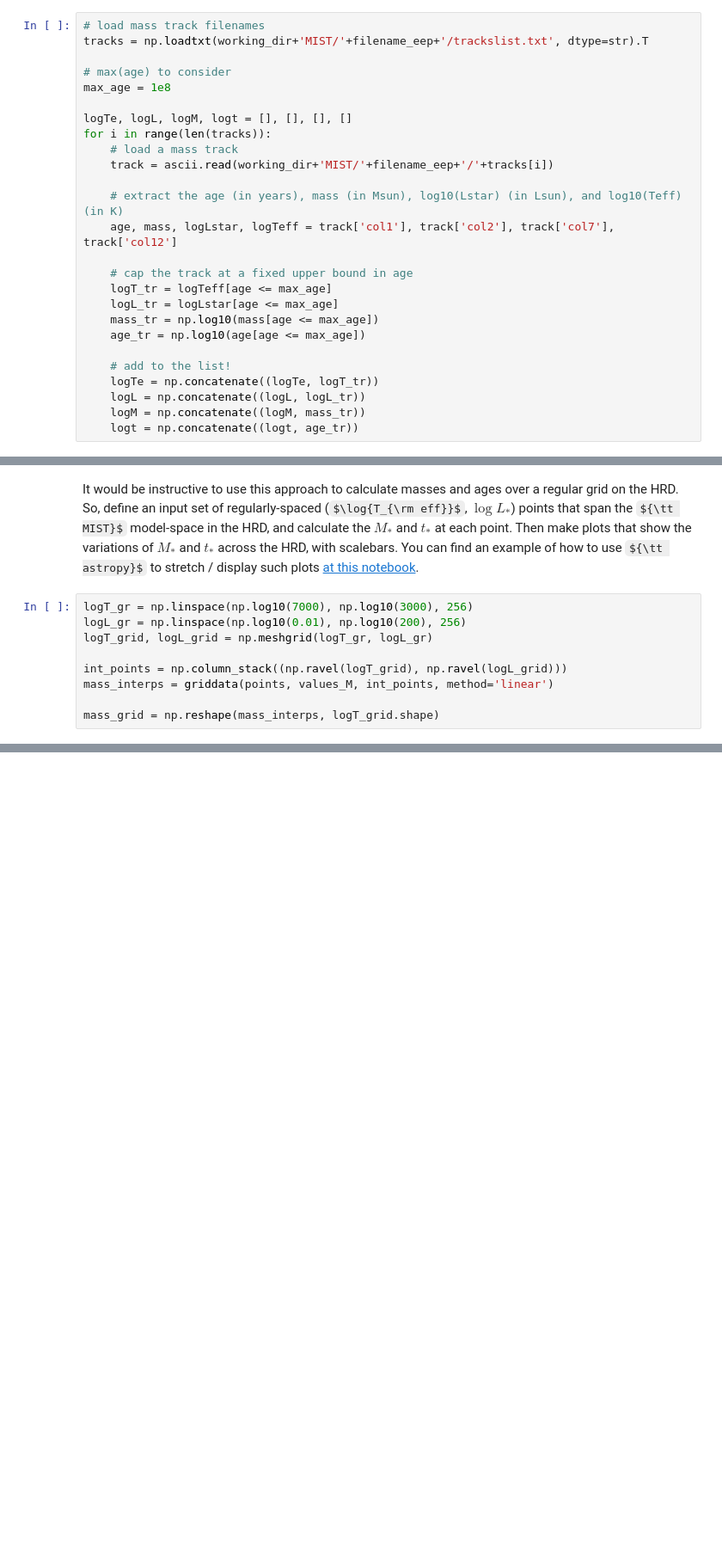
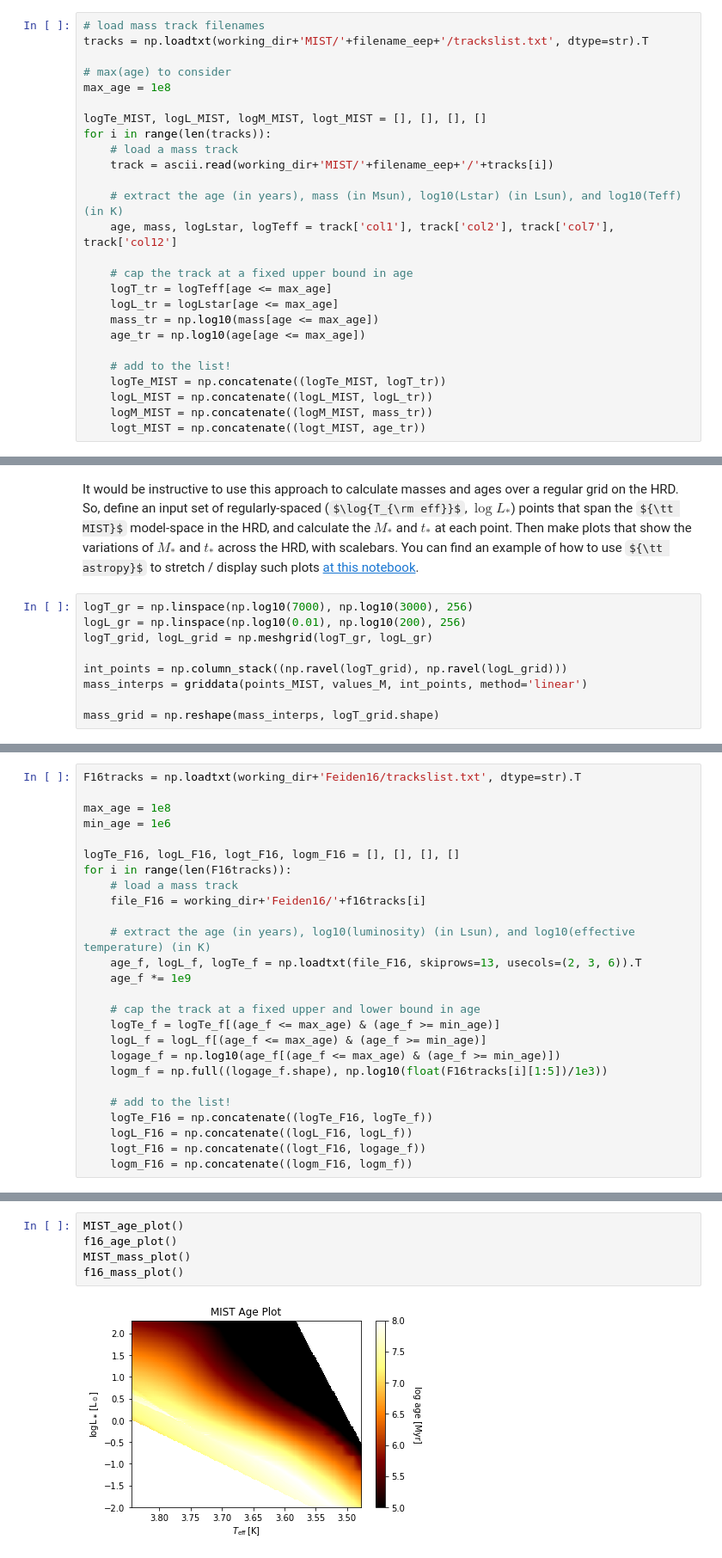
Before and after one commit to seanandrews/dyn-masses, a Jupyter notebook: notebooks/Justin's Notes/The HR Diagram.ipynb, the cells around one changed output, grey strips where cells are left out. Shown at 86% size. Drawn from its saved outputs; the diff is of its cells as text; some formulas as TeX source; blank space fills up the shorter version.

```diff
--- a/notebooks/Justin's Notes/The HR Diagram.ipynb
+++ b/notebooks/Justin's Notes/The HR Diagram.ipynb
@@ -342,7 +342,7 @@ tracks = np.loadtxt(working_dir+'MIST/'+filename_eep+'/trackslist.txt', dtype=st
 # max(age) to consider
 max_age = 1e8
 
-logTe, logL, logM, logt = [], [], [], []
+logTe_MIST, logL_MIST, logM_MIST, logt_MIST = [], [], [], []
 for i in range(len(tracks)):
     # load a mass track
     track = ascii.read(working_dir+'MIST/'+filename_eep+'/'+tracks[i])
@@ -357,10 +357,10 @@ for i in range(len(tracks)):
     age_tr = np.log10(age[age <= max_age])
 
     # add to the list!
-    logTe = np.concatenate((logTe, logT_tr))
-    logL = np.concatenate((logL, logL_tr))
-    logM = np.concatenate((logM, mass_tr))
-    logt = np.concatenate((logt, age_tr))
+    logTe_MIST = np.concatenate((logTe_MIST, logT_tr))
+    logL_MIST = np.concatenate((logL_MIST, logL_tr))
+    logM_MIST = np.concatenate((logM_MIST, mass_tr))
+    logt_MIST = np.concatenate((logt_MIST, age_tr))
 # %% [markdown]
 Now we will use an unstructured 2-D interpolator to get the mass and age we need based on those tracks:
 # %%
@@ -394,7 +391,7 @@ logL_gr = np.linspace(np.log10(0.01), np.log10(200), 256)
 logT_grid, logL_grid = np.meshgrid(logT_gr, logL_gr)
 
 int_points = np.column_stack((np.ravel(logT_grid), np.ravel(logL_grid)))
-mass_interps = griddata(points, values_M, int_points, method='linear')
+mass_interps = griddata(points_MIST, values_M, int_points, method='linear')
 
 mass_grid = np.reshape(mass_interps, logT_grid.shape)
 # %%
@@ -474,0 +525,26 @@ print(np.nanmax(age_interps))
+# %%
+F16tracks = np.loadtxt(working_dir+'Feiden16/trackslist.txt', dtype=str).T
+
+max_age = 1e8
+min_age = 1e6
+
+logTe_F16, logL_F16, logt_F16, logm_F16 = [], [], [], []
+for i in range(len(F16tracks)):
+    # load a mass track
+    file_F16 = working_dir+'Feiden16/'+f16tracks[i]
+
+    # extract the age (in years), log10(luminosity) (in Lsun), and log10(effective temperature) (in K)
+    age_f, logL_f, logTe_f = np.loadtxt(file_F16, skiprows=13, usecols=(2, 3, 6)).T
+    age_f *= 1e9
+
+    # cap the track at a fixed upper and lower bound in age
+    logTe_f = logTe_f[(age_f <= max_age) & (age_f >= min_age)]
+    logL_f = logL_f[(age_f <= max_age) & (age_f >= min_age)]
+    logage_f = np.log10(age_f[(age_f <= max_age) & (age_f >= min_age)])
+    logm_f = np.full((logage_f.shape), np.log10(float(F16tracks[i][1:5])/1e3))
+
+    # add to the list!
+    logTe_F16 = np.concatenate((logTe_F16, logTe_f))
+    logL_F16 = np.concatenate((logL_F16, logL_f))
+    logt_F16 = np.concatenate((logt_F16, logage_f))
+    logm_F16 = np.concatenate((logm_F16, logm_f))
@@ -474,0 +645,7 @@ print(np.nanmax(age_interps))
+# %%
+MIST_age_plot()
+f16_age_plot()
+MIST_mass_plot()
+f16_mass_plot()
+# %% [output]
+[figure, added]
```
Also changed, not shown: parts of 12 cells of this notebook, 2 other files.
